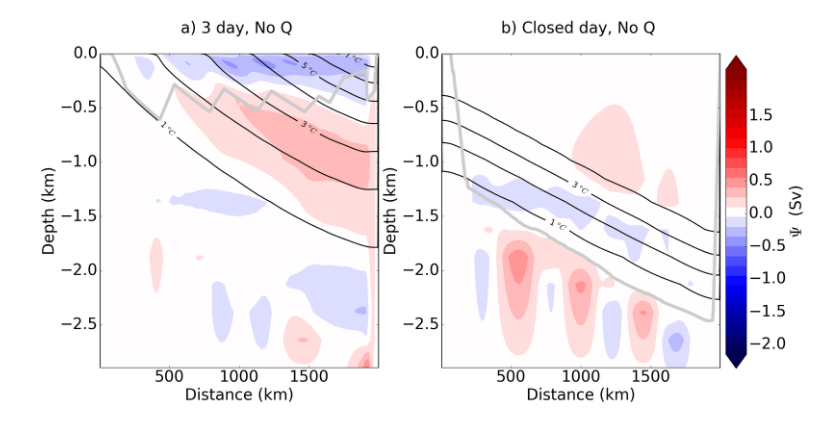
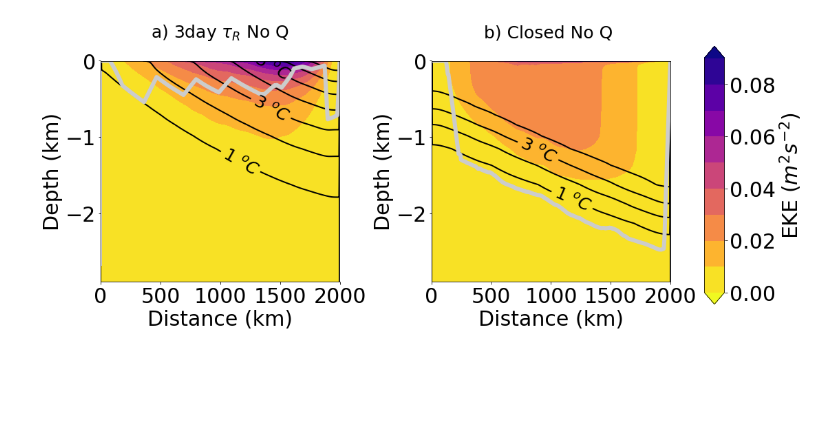
Before and after one commit to hlburns/Current_notebooks, a Jupyter notebook: Nchannel_Flat/Other_experiments/NoQ.ipynb, the cells around one changed output. Saved outputs shown, nothing was run; the diff lists cells and outputs as text; code cells hidden in the pictures; blank space fills up the shorter version.

```diff
--- a/Nchannel_Flat/Other_experiments/NoQ.ipynb
+++ b/Nchannel_Flat/Other_experiments/NoQ.ipynb
@@ -39,60 +259,70 @@ Runs=np.array(runs)
 # %%
-fig = plt.figure(figsize=(18.5, 10.5))
-# Create Panels
-Psi_levs = np.arange(-2.2, 2.2, .15)+0.05
-Psi_ticks =np.arange(-2., 2., .5)
-Eddy_ticks = (np.arange(-3, 1, .5))
-E_levs = np.arange(-3., 1, .25)
-Q_levs = arange(-1,8,1),arange(-1,8,1),arange(-1,8,1)
+fig = plt.figure(figsize=(13.5, 6.5))
+Psi_levs = np.arange(-0., .10, .010)
+Psi_ticks = np.arange(-0., .10, .02)
+Q_levs = np.arange(-0., 8., 1)
 for i in range(len(Runs)):
     #i =2
+
     fname = x+'/'+str(tau[Runs[i]])+'dayflat/'
     c = utils.ChannelSetup(output_dir=str(fname))
     # PLOT PANNELS
+    # PLOT PANNEL
 
-    Psi = c.get_psi_iso_z()/10**6
-    g = layers_calc_numba.LayersComputer(c)
-    PI = c.mnc('PSI.nc',"LaPs1TH").mean(axis=2)
-    th = c.mnc('PSI.nc',"LaHs1TH").mean(axis=2)
-    PIz = g.transform_g_to_z(PI,th)
-    PIz[-5::,50::]=np.nan
     ax = fig.add_subplot(1, 2, i+1)
+    #
+    # PLOT PANNELS
+    EKE = c.calc_EKE()
+    EKE[-1,:]=0
 
+
+
+    Q2_levs = (np.arange(-1, 8, 1))
     p = ax.contourf(c.yc/1000, c.zc/1000,
-                Psi, Psi_levs, cmap=plt.cm.seismic, extend='both')
-    q = ax.contour(c.yc/1000, c.zc/1000, c.get_zonal_avg('Tav.nc','THETA'), Q_levs[i], colors='k', linewidths=2)
-    q.levels = [nf(val) for val in q.levels]
-    plt.clabel(q, q.levels[::2], inline=1, fmt=fmt, fontsize=15)
-    #r = ax.contour(c.yg/1000,c.zc/1000, PIz,[0.999], colors='0.75', linewidths=3)
+                    EKE, Psi_levs, cmap=plt.cm.plasma_r, extend='both')
+    Tavlat = c.get_zonal_avg('Tav.nc', 'THETA')
+    q = ax.contour(c.yc/1000, c.zc/1000, Tavlat, Q2_levs,
+                   colors='k', linewidths=2)
     PI = c.mnc('PSI.nc', "LaPs1TH").mean(axis=2)
     PI = ma.masked_array(PI, PI < 0.95)
     # Depths
     th = c.mnc('PSI.nc', "LaHs1TH").mean(axis=2)
     depths = np.cumsum(th[::-1], axis=0)[::-1]
     DDL = np.zeros(len(c.yc))
     psi = c.get_psi_iso()
     for jj in range(len(c.yc)):
         if (ma.all(PI[:, jj] == 1) or np.all(psi[:, jj] == -0) or PI[:, jj].mask.all()):
             continue
         indx = ma.nonzero(PI[:, jj] < 1)[0]
         b = indx
         if len(b) >= 2 and (b[1]-b[0]) > 1:
             a = b[1]
         else:
             a = b[0]
         if a < 41 and depths[a-1, jj] - depths[a, jj] > 150:
             a = a - 1
         DDL[jj] = depths[a, jj]
     r = ax.plot(c.yc/1000, SG.savitzky_golay(-DDL/1000, 21, 1), scalex=False,
                 scaley=False, color='0.8', linestyle='-', linewidth=6)
-    ax.set_title(str(Figletter[Runs[i]])+str(tau[Runs[i]])+' day, No Q \n', fontsize=30)
+    q.levels = [nf(val) for val in q.levels]
+    plt.clabel(q, q.levels[::2], inline=1, fmt=fmt, fontsize=25)
+    ax.set_title(str(Figletter[Runs[i]])+str(tau[Runs[i]])+' m', fontsize=30)
     ax.set_xlabel('Distance (km)', fontsize=30)
     ax.set_ylabel('Depth (km)', fontsize=30)
     ax.tick_params(axis='both', which='major', labelsize=30)
+
+    if str(Figletter[i])=='a) ':
+        ax.set_title(str(Figletter[i])+r'3day $ \tau _{R} $ No Q' +'\n', fontsize=25)
+    elif str(Figletter[i])=='b) ':
+        ax.set_title(str(Figletter[i])+r'Closed No Q' +' \n', fontsize=25)
+    elif str(Figletter[i])=='c) ':
+        ax.set_title(str(Figletter[i])+r' Closed flat bottom ' +'\n', fontsize=25)
+    elif str(Figletter[i])=='d) ':
+        ax.set_title(str(Figletter[i])+r' Closed with topography ' +'\n', fontsize=25)
 plt.tight_layout()
 cax = fig.add_axes([1, 0.1, 0.03, 0.8])
 cbar = fig.colorbar(p, cax=cax, ticks=Psi_ticks)
-cbar.ax.set_ylabel('$\Psi$  (Sv)', fontsize=30, )
+cbar.ax.set_ylabel('EKE $(m^2s^{-2})$', fontsize=30, )
 cbar.ax.tick_params(labelsize=30)
 # %% [output]
-[figure, old version]
+[figure, new version]
```
Also changed, not shown: parts of 4 cells of this notebook, 37 other files.
